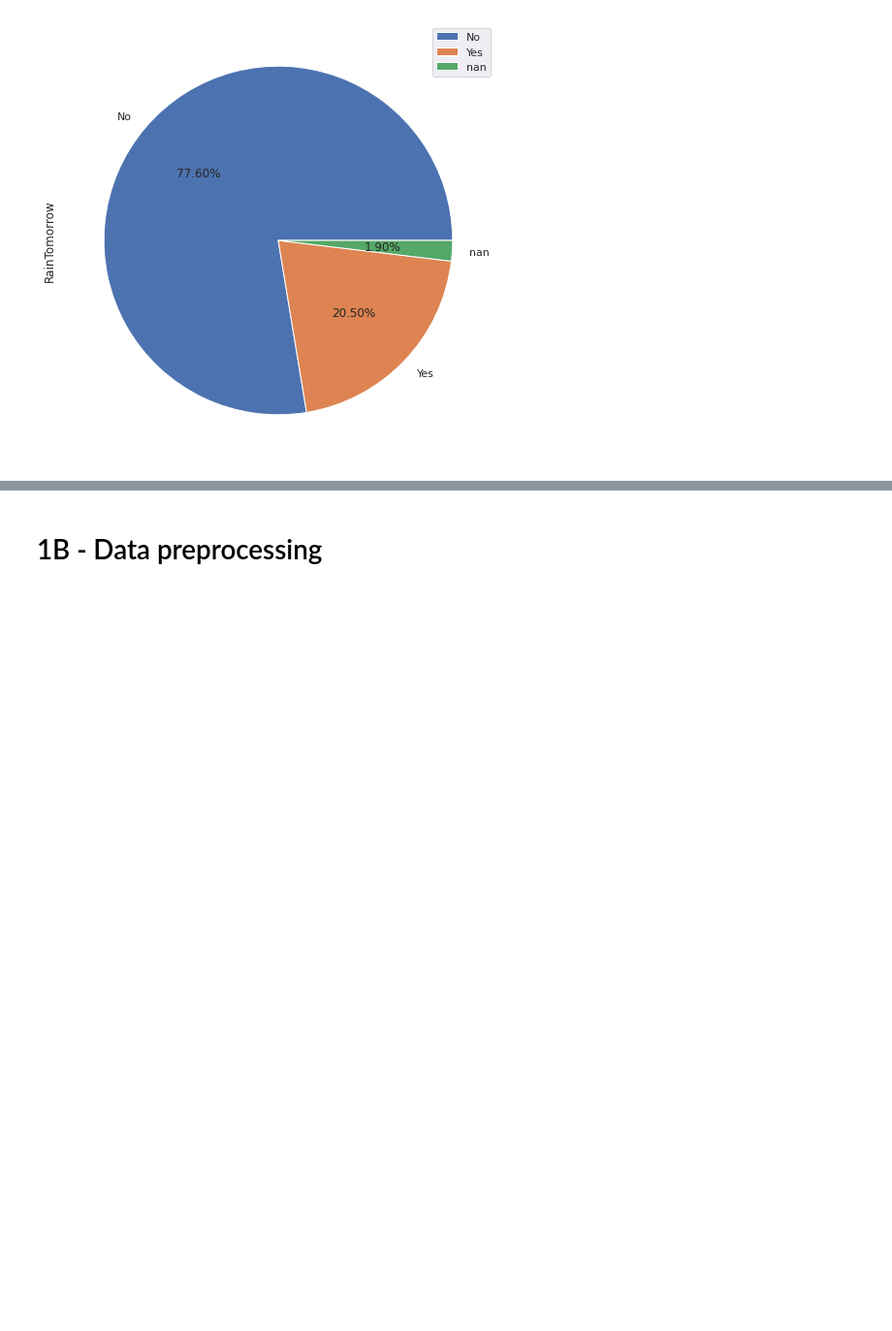
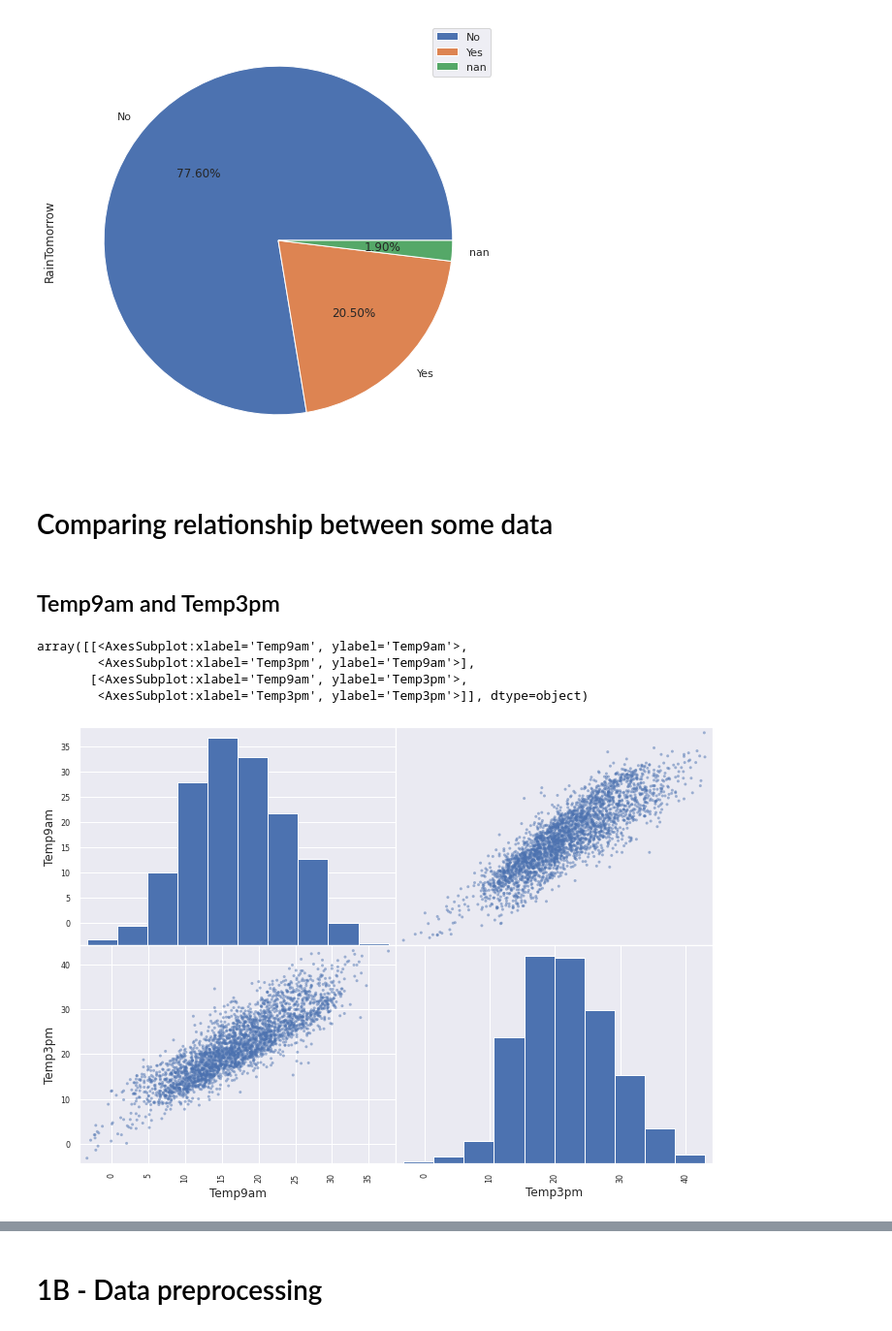
Before and after one commit to huukhang1512/utsDataAnal, a Jupyter notebook: ass2/analyse.ipynb, the cells around one changed output, grey strips where cells are left out. Shown at 97% size. Saved outputs shown, nothing was run; the diff lists cells and outputs as text; code cells hidden in the pictures; blank space fills up the shorter version.

```diff
--- a/ass2/analyse.ipynb
+++ b/ass2/analyse.ipynb
@@ -420,3 +419,16 @@ plt.show()
 Number of values No in RainTomorrow Attribute: 2328
 Number of values Yes in RainTomorrow Attribute: 615
 [figure]
+# %% [markdown]
+# Comparing relationship between some data
+# %% [markdown]
+## Temp9am and Temp3pm
+# %%
+temp_comparision = pd.DataFrame({'Temp9am': dataset["Temp9am"],'Temp3pm':dataset['Temp3pm']})
+pd.plotting.scatter_matrix(temp_comparision)
+# %% [output]
+array([[<AxesSubplot:xlabel='Temp9am', ylabel='Temp9am'>,
+        <AxesSubplot:xlabel='Temp3pm', ylabel='Temp9am'>],
+       [<AxesSubplot:xlabel='Temp9am', ylabel='Temp3pm'>,
+        <AxesSubplot:xlabel='Temp3pm', ylabel='Temp3pm'>]], dtype=object)
+[figure, added]
```
Also changed, not shown: parts of 51 cells of this notebook, 32 other files.
